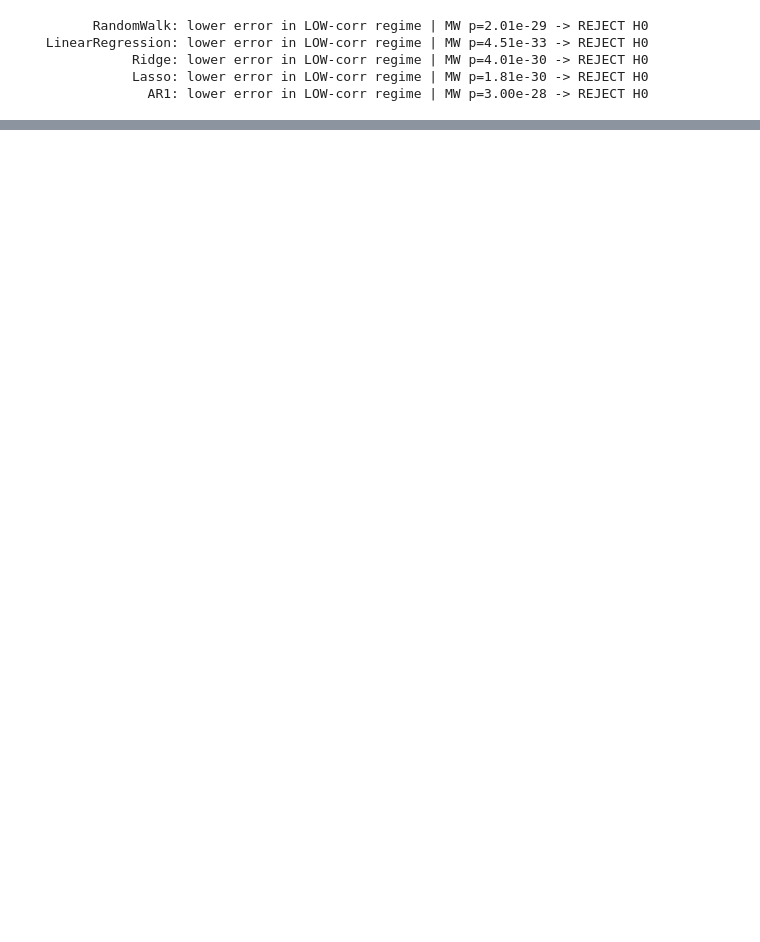
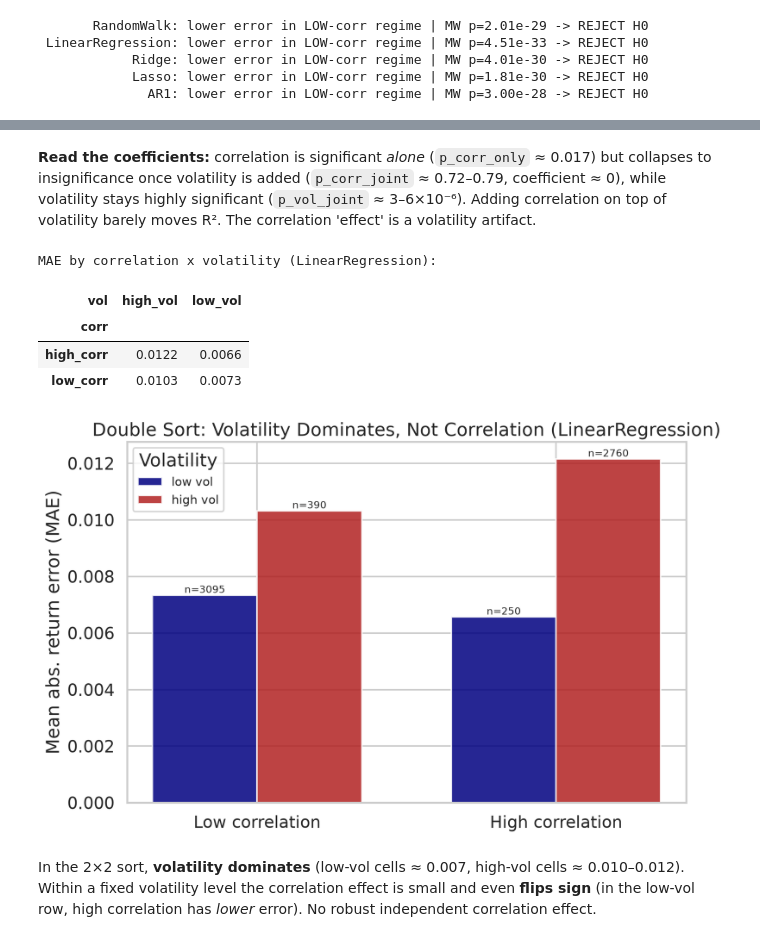
Before and after one commit to Zikobob/Stock-research, a Jupyter notebook: notebooks/research_analysis.ipynb, the cells around one changed output, grey strips where cells are left out. Cells and saved outputs as stored; diff of their text form; code cells hidden in the pictures; blank space fills up the shorter version.

```diff
--- a/notebooks/research_analysis.ipynb
+++ b/notebooks/research_analysis.ipynb
@@ -172,0 +189,18 @@ See `../paper/research_paper.md` for the full write-up.
+# %% [markdown]
+**Read the coefficients:** correlation is significant *alone* (`p_corr_only` ≈ 0.017) but collapses to insignificance once volatility is added (`p_corr_joint` ≈ 0.72–0.79, coefficient ≈ 0), while volatility stays highly significant (`p_vol_joint` ≈ 3–6×10⁻⁶). Adding correlation on top of volatility barely moves R². The correlation 'effect' is a volatility artifact.
+# %%
+ds = pd.read_csv(os.path.join(RES, 'double_sort.csv'))
+lr = ds[ds['model']=='LinearRegression'].pivot(index='corr', columns='vol',
+        values='MAE_return')
+print('MAE by correlation x volatility (LinearRegression):')
+display(lr)
+display(Image(os.path.join(FIG, '11_double_sort.png')))
+# %% [output]
+MAE by correlation x volatility (LinearRegression):
+| vol | high_vol | low_vol |
+| corr |  |  |
+| high_corr | 0.0122 | 0.0066 |
+| low_corr | 0.0103 | 0.0073 |
+[figure, added]
+# %% [markdown]
+In the 2×2 sort, **volatility dominates** (low-vol cells ≈ 0.007, high-vol cells ≈ 0.010–0.012). Within a fixed volatility level the correlation effect is small and even **flips sign** (in the low-vol row, high correlation has *lower* error). No robust independent correlation effect.
```
Also changed, not shown: parts of 4 cells of this notebook, 12 other files.
